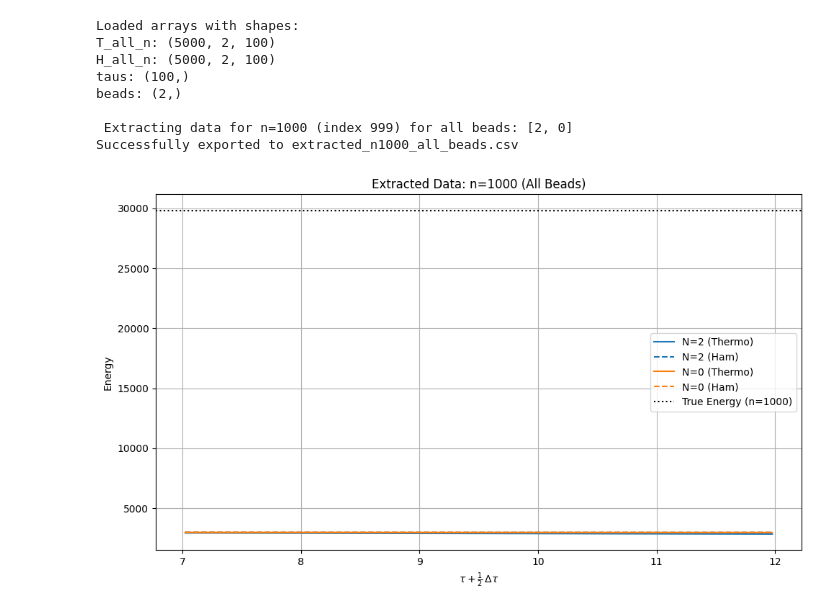
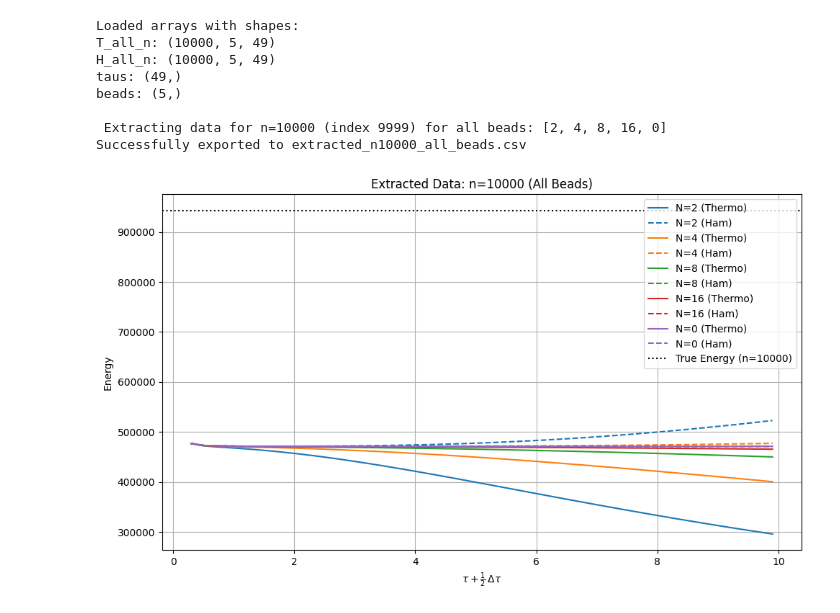
Before and after one commit to 24jonas/HarmonicFermions, a Jupyter notebook: BaxterMeth-opt.ipynb, the cells around one changed output. Drawn from its saved outputs; the diff is of its cells as text; code cells hidden in the pictures.

Commit message:
more plots

```diff
--- a/BaxterMeth-opt.ipynb
+++ b/BaxterMeth-opt.ipynb
@@ -515,8 +515,8 @@ import pandas as pd
 
 # Load the saved 3D arrays and axes
 # Change save_filename if you used a different name in plot_fd_vs_tau_dual
-n_val = 5000
-w_val = 0.1
+n_val = 10000
+w_val = 0.5
 save_filename = f"Saved_runs_and_plots/plot_data_n{n_val}_w{str(w_val).replace('.', '_')}"
 
 try:
@@ -534,7 +534,7 @@ try:
     # ==========================================
     # Define the target n you want to extract
     # ==========================================
-    target_n = 1000   # Example: n=300
+    target_n = 10000   # Example: n=300
 
     # 1. Find the correct index
     # Remember that array index 0 corresponds to n=1, so index = target_n - 1
@@ -560,37 +560,37 @@ try:
     # 4. Plot to verify
     plt.figure(figsize=(10, 6))
     for bead_idx, bead_val in enumerate(beads):
         bead_label = int(bead_val) if float(bead_val).is_integer() else bead_val
         energy_T = arr_T[n_idx, bead_idx, :]
         energy_H = arr_H[n_idx, bead_idx, :]
         line, = plt.plot(taus, energy_T, label=f"N={bead_label} (Thermo)", linestyle="-")
         plt.plot(taus, energy_H, label=f"N={bead_label} (Ham)", linestyle="--", color=line.get_color())
 
     # Try to plot baseline energy if the `energy(n)` function is defined
     try:
         e = energy(target_n, w=1.0)
         plt.axhline(e, linestyle=':', color='black', label=f"True Energy (n={target_n})")
     except NameError:
         pass
 
     plt.xlabel(r"$\tau + \frac{1}{2}\,\Delta\tau$")
     plt.ylabel(r"Energy")
     plt.title(f"Extracted Data: n={target_n} (All Beads)")
     plt.legend()
     plt.grid(True)
     plt.tight_layout()
     plt.show()
 
 except FileNotFoundError:
     print(f"Error: Could not find the files starting with '{save_filename}'.")
     print("Please make sure you have run plot_fd_vs_tau_dual with store_all_n=True first!")
 # %% [output]
 Loaded arrays with shapes:
-T_all_n: (5000, 2, 100)
-H_all_n: (5000, 2, 100)
-taus: (100,)
-beads: (2,)
+T_all_n: (10000, 5, 49)
+H_all_n: (10000, 5, 49)
+taus: (49,)
+beads: (5,)
 
- Extracting data for n=1000 (index 999) for all beads: [2, 0]
-Successfully exported to extracted_n1000_all_beads.csv
+ Extracting data for n=10000 (index 9999) for all beads: [2, 4, 8, 16, 0]
+Successfully exported to extracted_n10000_all_beads.csv
-[figure, old version]
+[figure, new version]
```
Also changed, not shown: parts of 1 cell of this notebook, 14 other files.
